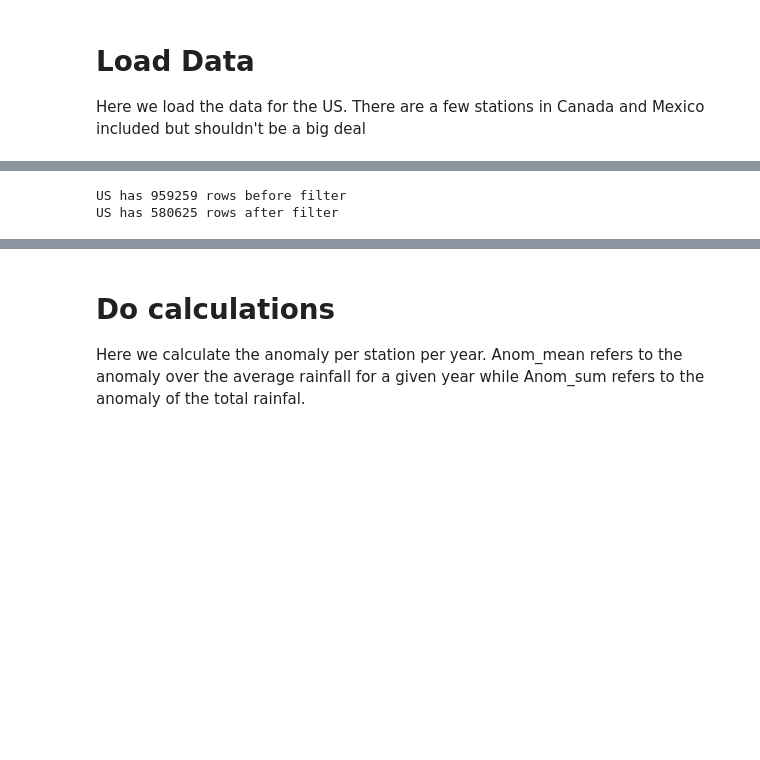
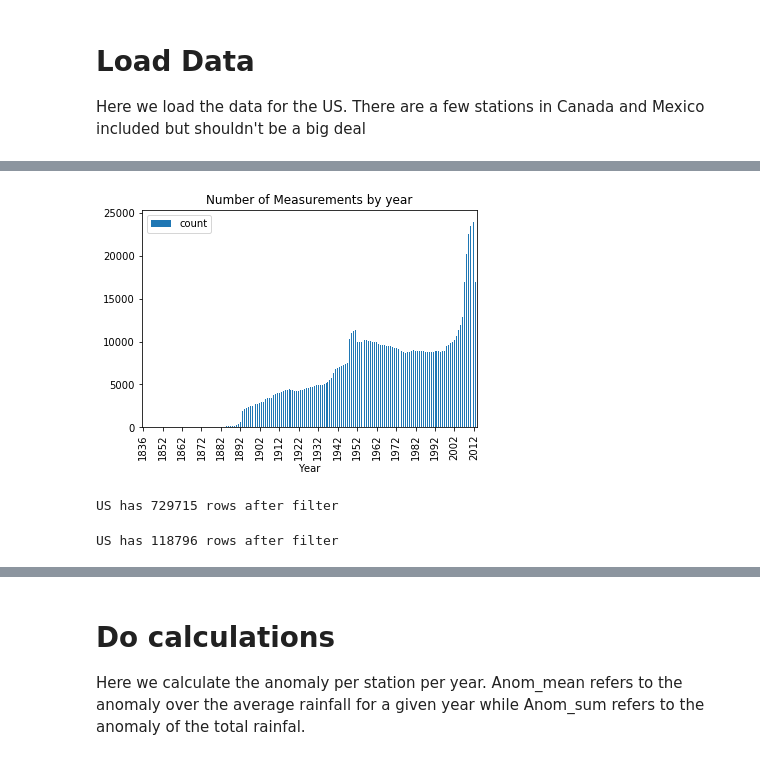
Before and after one commit to chiennifer/Public-DSC291, a Jupyter notebook: hw3/Jason.ipynb, the cells around one changed output, grey strips where cells are left out. Saved outputs shown, nothing was run; the diff lists cells and outputs as text; code cells hidden in the pictures; blank space fills up the shorter version.

```diff
--- a/hw3/Jason.ipynb
+++ b/hw3/Jason.ipynb
@@ -64,11 +82,20 @@ Wall time: 109 ms
+# %%
+cnt = US_weather_df.groupBy('Year').count()
+cnt = cnt.toPandas()
+cnt = cnt.sort_values('Year')
+ax = cnt.plot.bar('Year', 'count')
+ticks = ax.xaxis.get_ticklocs()
+ticklabels = [l.get_text() for l in ax.xaxis.get_ticklabels()]
+ax.xaxis.set_ticks(ticks[::10])
+ax.xaxis.set_ticklabels(ticklabels[::10])
+plt.title('Number of Measurements by year')
+plt.show()
+# %% [output]
+[figure, added]
 # %%
-print('US has %d rows before filter'%(US_weather_df.count()))
-US_weather_df.columns
-# US_weather_df.describe('latitude').show()
-US_weather_df = US_weather_df.filter(US_weather_df.Year > 1960)
-# US_weather_df.show(3,truncate= True)
-# US_weather_df.select('Year', 'Values').show(3)
+filter_year = 1945
+#Filter for certain dates
+US_weather_df = US_weather_df.filter(US_weather_df.Year > filter_year)
 print('US has %d rows after filter'%(US_weather_df.count()))
 # %% [output]
-US has 959259 rows before filter
-US has 580625 rows after filter
+US has 729715 rows after filter
@@ -74,0 +109,5 @@ US has 580625 rows after filter
+# %%
+US_weather_df = US_weather_df.filter(US_weather_df['count'] == mx)
+print('US has %d rows after filter'%(US_weather_df.count()))
+# %% [output]
+US has 118796 rows after filter
```
Also changed, not shown: parts of 18 cells of this notebook.
